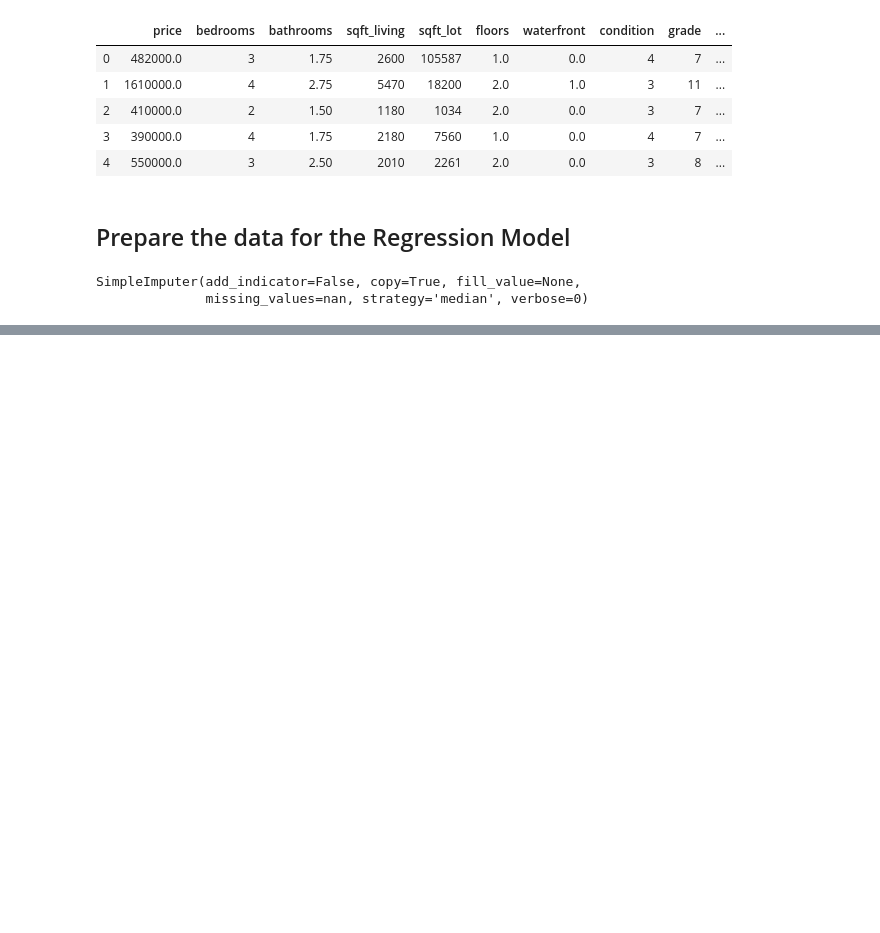
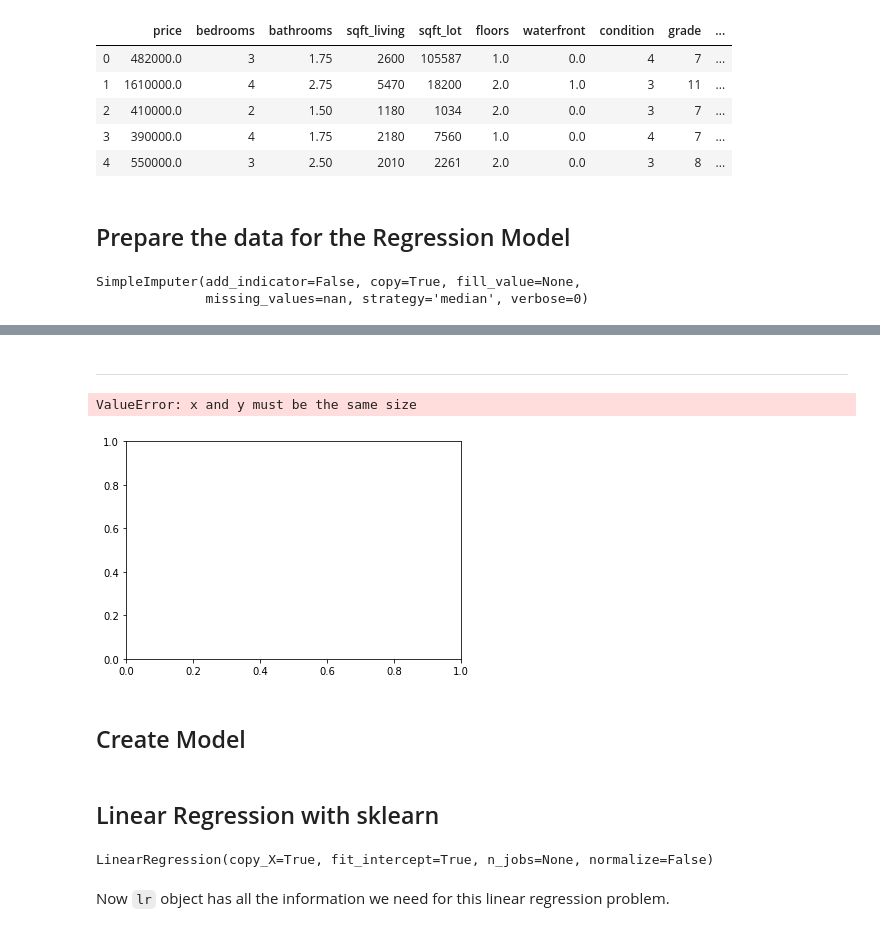
Before and after one commit to bobbyiestofjos/mod_2_project, a Jupyter notebook: data/model.ipynb, the cells around one changed output, grey strips where cells are left out. Cells and saved outputs as stored; diff of their text form; code cells hidden in the pictures; blank space fills up the shorter version.

```diff
--- a/data/model.ipynb
+++ b/data/model.ipynb
@@ -163,0 +167,9 @@ df_tr.head()
+# %% [markdown]
+---
+# %%
+plt.scatter(df_tr, df.price)
+# %% [output]
+ValueError: x and y must be the same size
+[figure, added]
+# %% [markdown]
+## Create Model
@@ -163,0 +182,18 @@ df_tr.head()
+# %% [markdown]
+## Linear Regression with sklearn
+# %%
+## import necessary tools
+from sklearn.linear_model import LinearRegression
+
+## prepare(Instantiate) LinearRegression to use
+lr = LinearRegression()
+
+y = df["price"].copy()
+
+## use the 'tool': fit the model
+## coefficients are learnt and stored in "lr" at this step
+lr.fit(X, y)
+# %% [output]
+LinearRegression(copy_X=True, fit_intercept=True, n_jobs=None, normalize=False)
+# %% [markdown]
+Now `lr` object has all the information we need for this linear regression problem.
```
Also changed, not shown: parts of 60 cells of this notebook.
